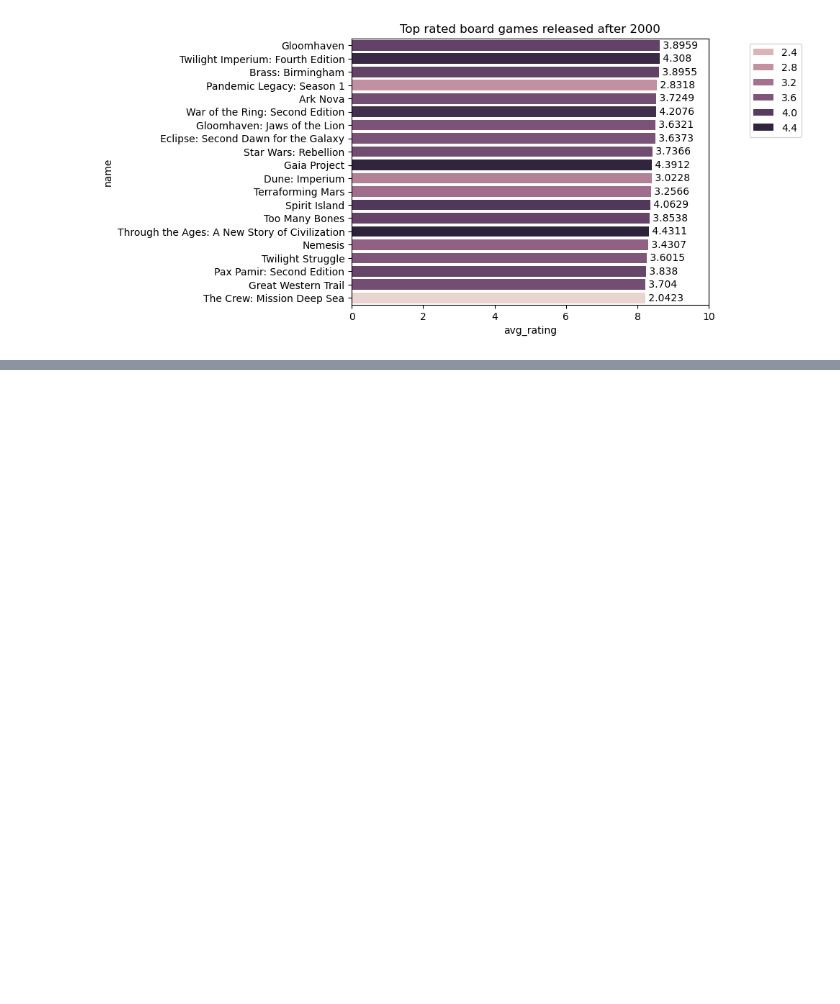
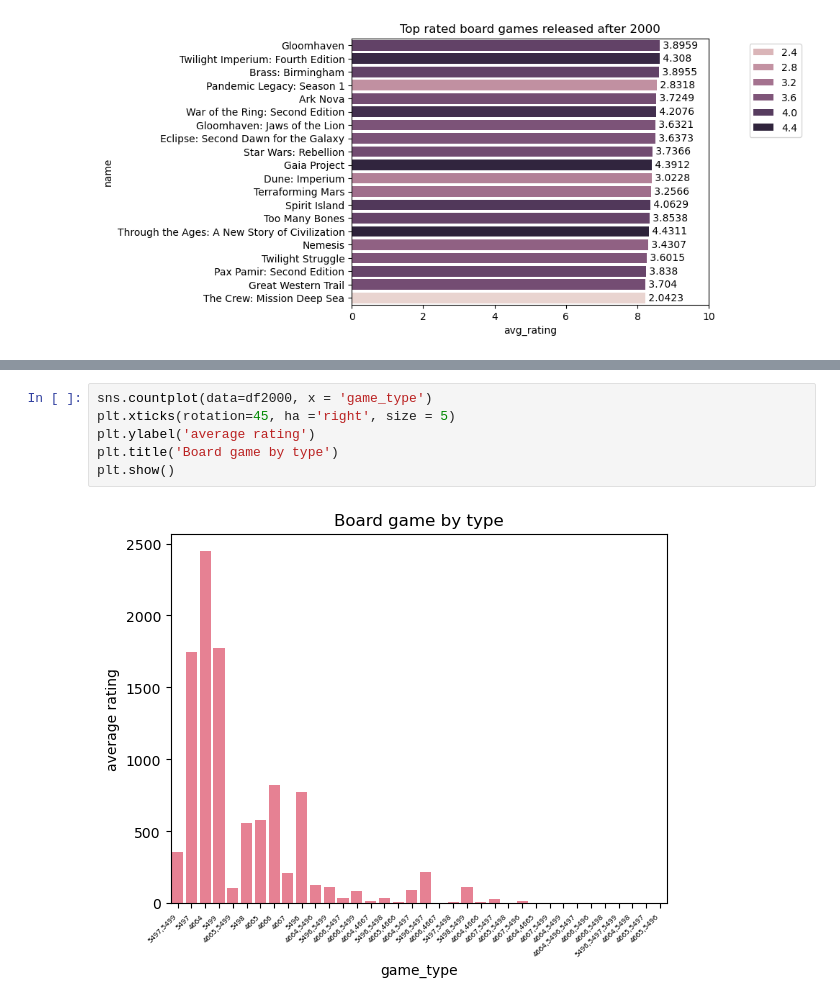
Before and after one commit to Katsiaryna-B/BoardGames, a Jupyter notebook: BG.ipynb, the cells around one changed output, grey strips where cells are left out. Cells and saved outputs as stored; diff of their text form; blank space fills up the shorter version.

```diff
--- a/BG.ipynb
+++ b/BG.ipynb
@@ -312,0 +343,8 @@ plt.show()
+# %%
+sns.countplot(data=df2000, x = 'game_type')
+plt.xticks(rotation=45, ha ='right', size = 5)
+plt.ylabel('average rating')
+plt.title('Board game by type')
+plt.show()
+# %% [output]
+[figure, added]
```
Also changed, not shown: parts of 6 cells of this notebook.
